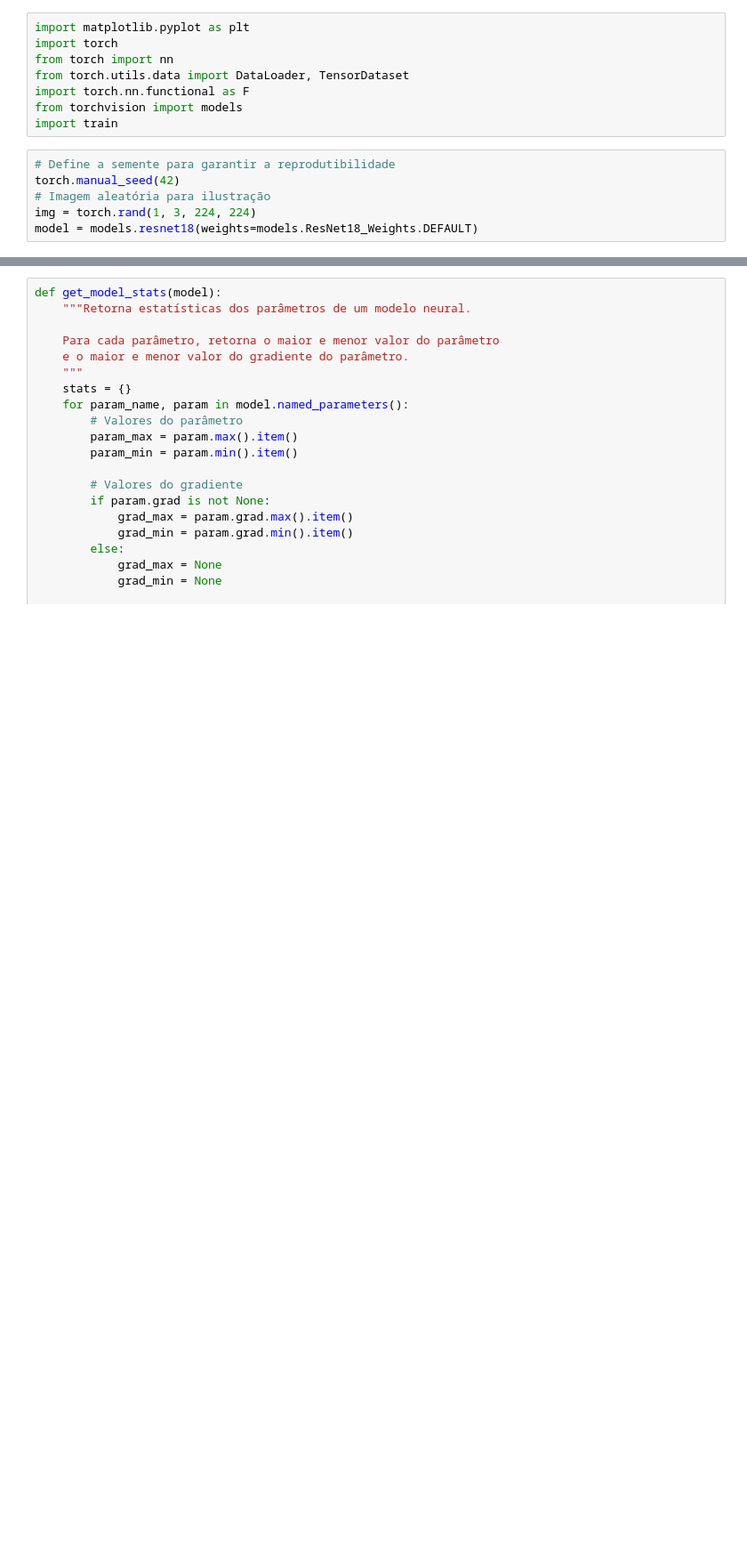
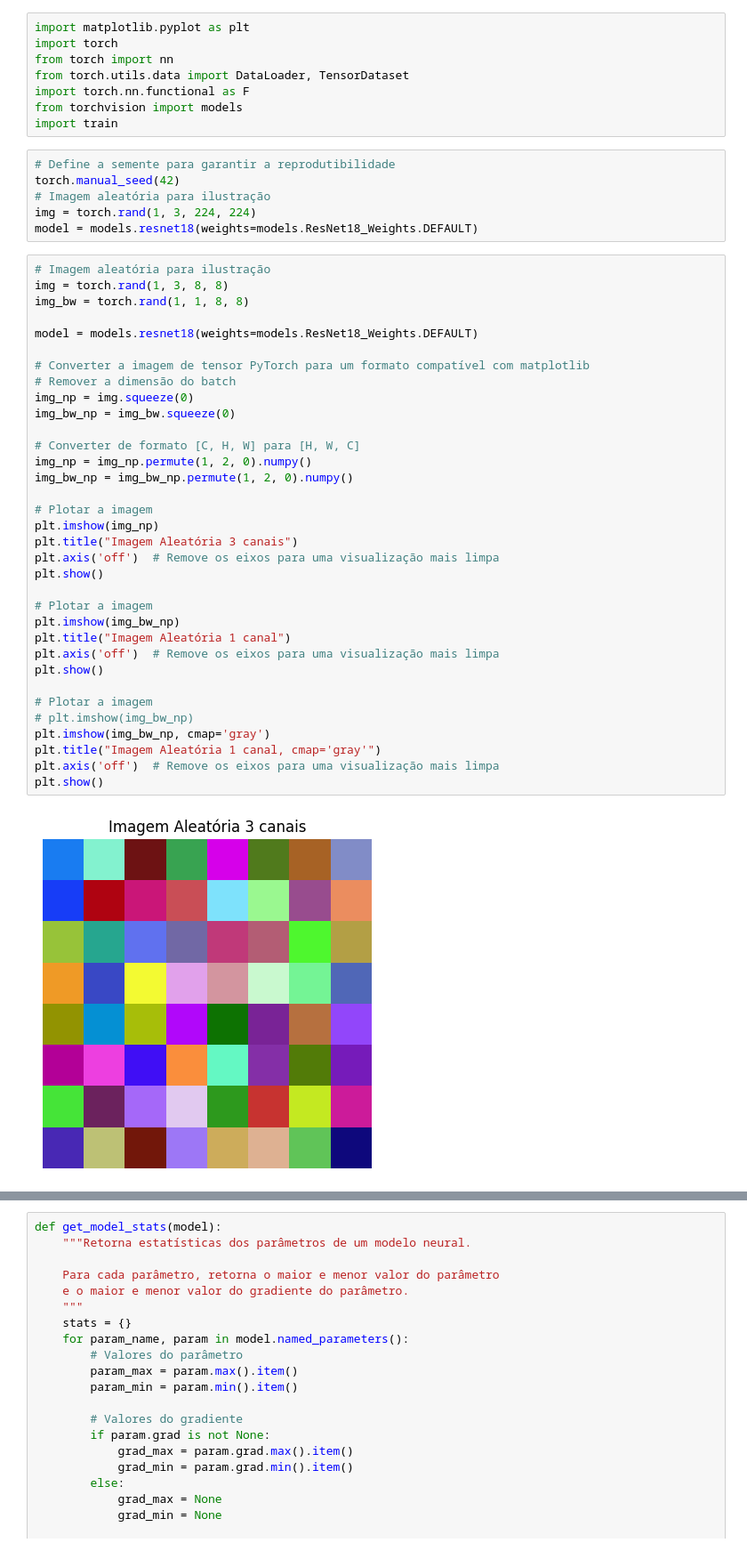
Before and after one commit to PauloMatheusGr/Foundations-of-Computer-Vision, a Jupyter notebook: Projeto01/Tema 6 - Resolucao.ipynb, the cells around one changed output, grey strips where cells are left out. Shown: that part at 89% size. Saved outputs shown, nothing was run; the diff lists cells and outputs as text; blank space fills up the shorter version.

```diff
--- a/Projeto01/Tema 6 - Resolucao.ipynb
+++ b/Projeto01/Tema 6 - Resolucao.ipynb
@@ -54,3 +54,39 @@ torch.manual_seed(42)
 # Imagem aleatória para ilustração
 img = torch.rand(1, 3, 224, 224)
 model = models.resnet18(weights=models.ResNet18_Weights.DEFAULT)
+# %%
+# Imagem aleatória para ilustração
+img = torch.rand(1, 3, 8, 8)
+img_bw = torch.rand(1, 1, 8, 8)
+
+model = models.resnet18(weights=models.ResNet18_Weights.DEFAULT)
+
+# Converter a imagem de tensor PyTorch para um formato compatível com matplotlib
+# Remover a dimensão do batch
+img_np = img.squeeze(0)
+img_bw_np = img_bw.squeeze(0)
+
+# Converter de formato [C, H, W] para [H, W, C]
+img_np = img_np.permute(1, 2, 0).numpy()
+img_bw_np = img_bw_np.permute(1, 2, 0).numpy()
+
+# Plotar a imagem
+plt.imshow(img_np)
+plt.title("Imagem Aleatória 3 canais")
+plt.axis('off')  # Remove os eixos para uma visualização mais limpa
+plt.show()
+
+# Plotar a imagem
+plt.imshow(img_bw_np)
+plt.title("Imagem Aleatória 1 canal")
+plt.axis('off')  # Remove os eixos para uma visualização mais limpa
+plt.show()
+
+# Plotar a imagem
+# plt.imshow(img_bw_np)
+plt.imshow(img_bw_np, cmap='gray')
+plt.title("Imagem Aleatória 1 canal, cmap='gray'")
+plt.axis('off')  # Remove os eixos para uma visualização mais limpa
+plt.show()
+# %% [output]
+[figure, added]
```
Also changed, not shown: parts of 6 cells of this notebook, 3 other files.
